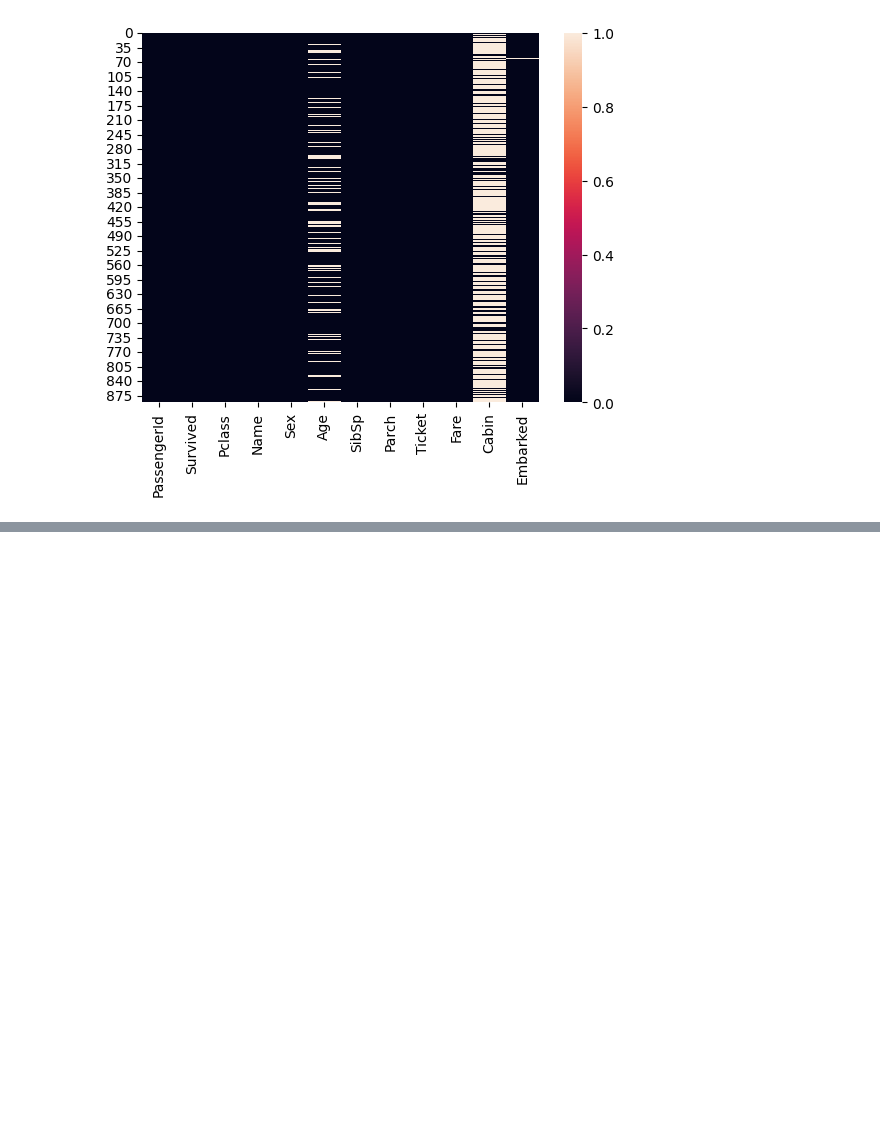
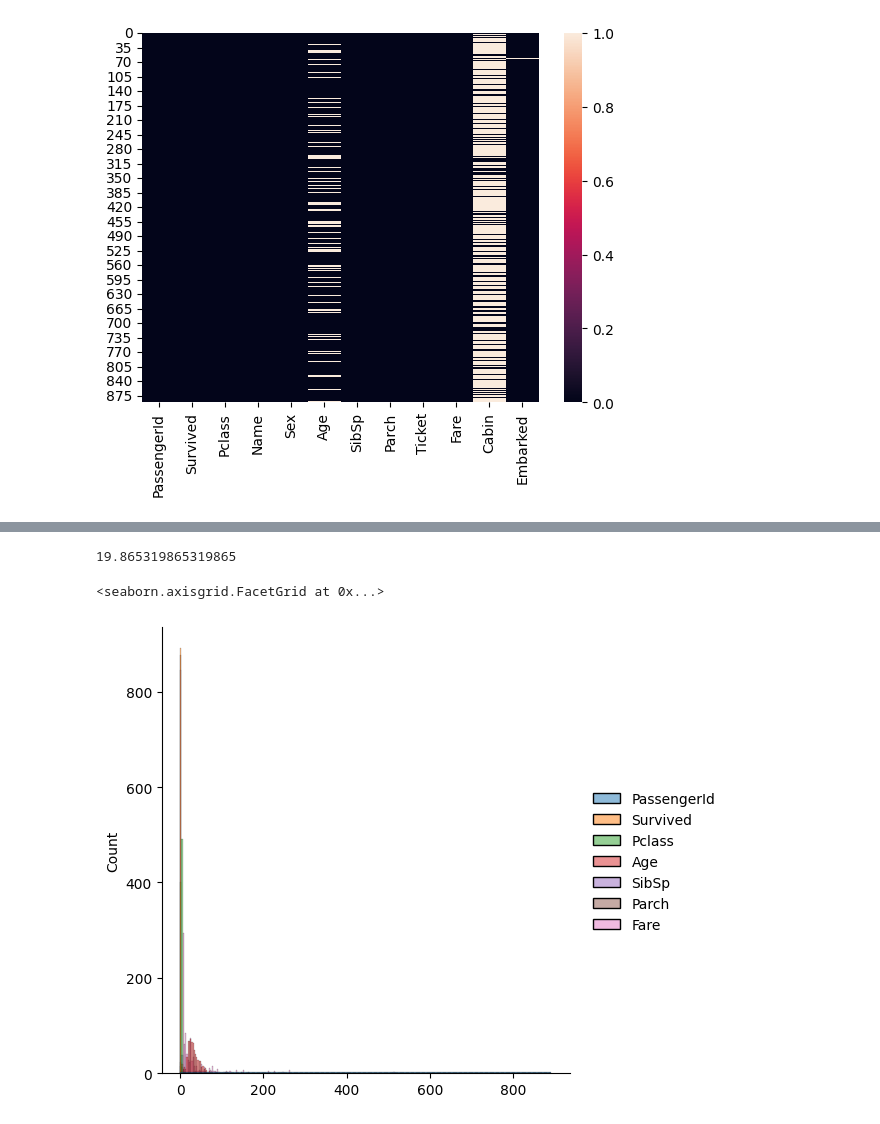
Before and after one commit to pranavsr10/Code, a Jupyter notebook: Machine-Learning 🤖/Titanic/something.ipynb, the cells around one changed output, grey strips where cells are left out. Drawn from its saved outputs; the diff is of its cells as text; code cells hidden in the pictures; blank space fills up the shorter version.

```diff
--- a/Machine-Learning 🤖/Titanic/something.ipynb
+++ b/Machine-Learning 🤖/Titanic/something.ipynb
@@ -43,0 +60,9 @@ sns.heatmap(titanic_data.isna())
+# %%
+(titanic_data["Age"].isna().sum()/len(titanic_data["Age"])*100)
+# %% [output]
+19.865319865319865
+# %%
+sns.displot(titanic_data)
+# %% [output]
+<seaborn.axisgrid.FacetGrid at 0x...>
+[figure, added]
```
Also changed, not shown: parts of 1 cell of this notebook.
